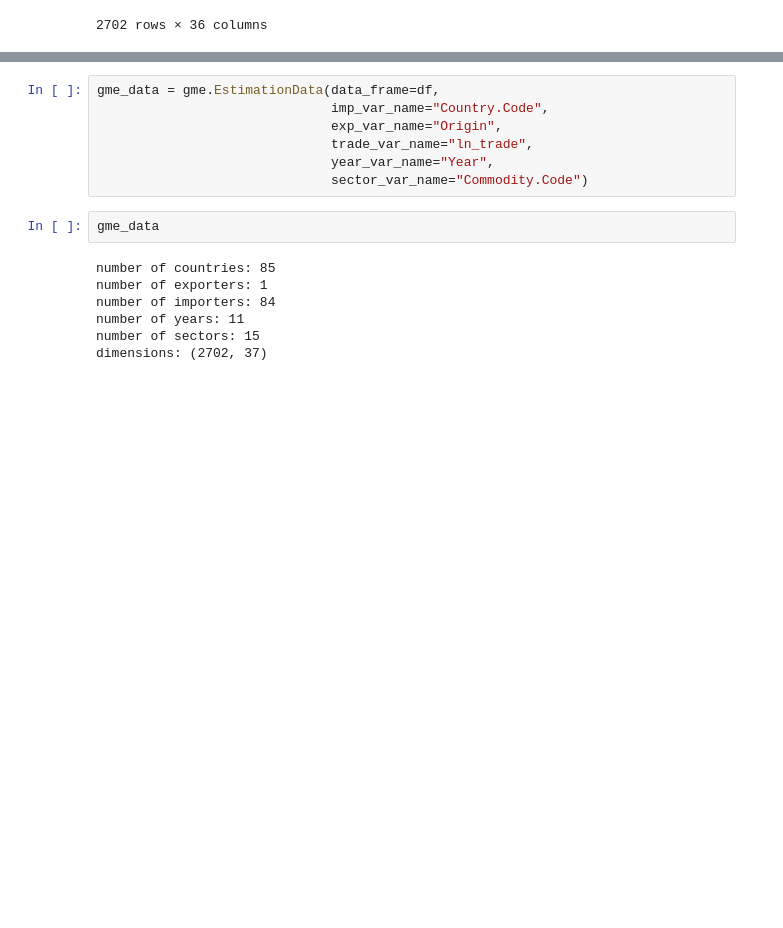
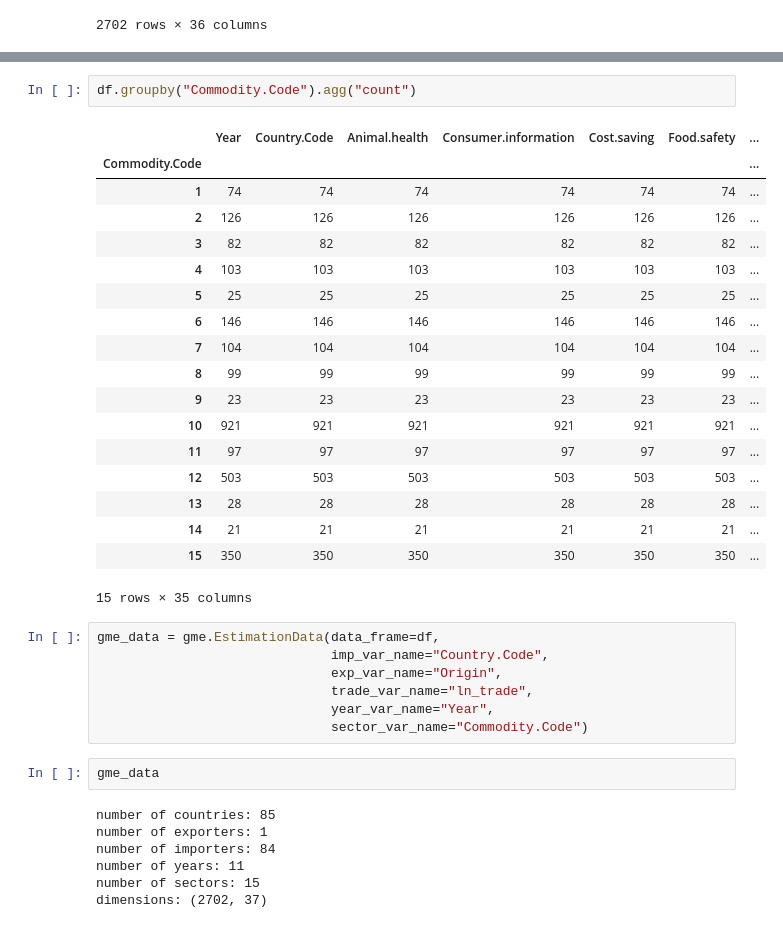
Before and after one commit to thcoelho/ITP_Notificacoes_Exportacao, a Jupyter notebook: Modelo/Regressão/Regressão.ipynb, the cells around one changed output, grey strips where cells are left out. Cells and saved outputs as stored; diff of their text form; blank space fills up the shorter version.

```diff
--- a/Modelo/Regressão.ipynb
+++ b/Modelo/Regressão/Regressão.ipynb
@@ -70,3 +57,24 @@ df.describe()
+# %%
+df.groupby("Commodity.Code").agg("count")
+# %% [output]
+|  | Year | Country.Code | Animal.health | Consumer.information | Cost.saving | Food.safety | ... |
+| Commodity.Code |  |  |  |  |  |  | ... |
+| 1 | 74 | 74 | 74 | 74 | 74 | 74 | ... |
+| 2 | 126 | 126 | 126 | 126 | 126 | 126 | ... |
+| 3 | 82 | 82 | 82 | 82 | 82 | 82 | ... |
+| 4 | 103 | 103 | 103 | 103 | 103 | 103 | ... |
+| 5 | 25 | 25 | 25 | 25 | 25 | 25 | ... |
+| 6 | 146 | 146 | 146 | 146 | 146 | 146 | ... |
+| 7 | 104 | 104 | 104 | 104 | 104 | 104 | ... |
+| 8 | 99 | 99 | 99 | 99 | 99 | 99 | ... |
+| 9 | 23 | 23 | 23 | 23 | 23 | 23 | ... |
+| 10 | 921 | 921 | 921 | 921 | 921 | 921 | ... |
+| 11 | 97 | 97 | 97 | 97 | 97 | 97 | ... |
+| 12 | 503 | 503 | 503 | 503 | 503 | 503 | ... |
+| 13 | 28 | 28 | 28 | 28 | 28 | 28 | ... |
+| 14 | 21 | 21 | 21 | 21 | 21 | 21 | ... |
+| 15 | 350 | 350 | 350 | 350 | 350 | 350 | ... |
+15 rows × 35 columns
 # %%
 gme_data = gme.EstimationData(data_frame=df,
                               imp_var_name="Country.Code",
```
Also changed, not shown: parts of 4 cells of this notebook, 10 other files.
